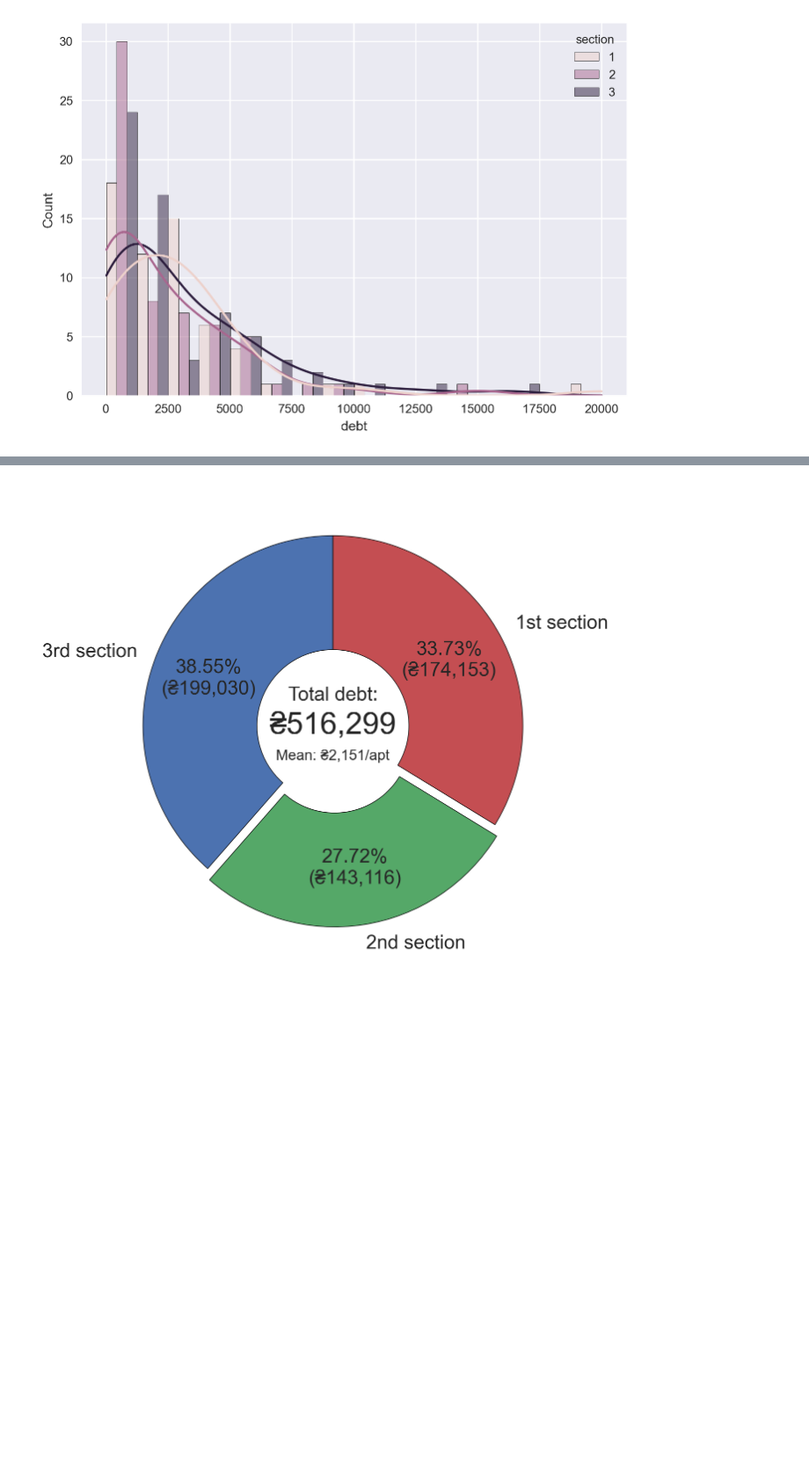
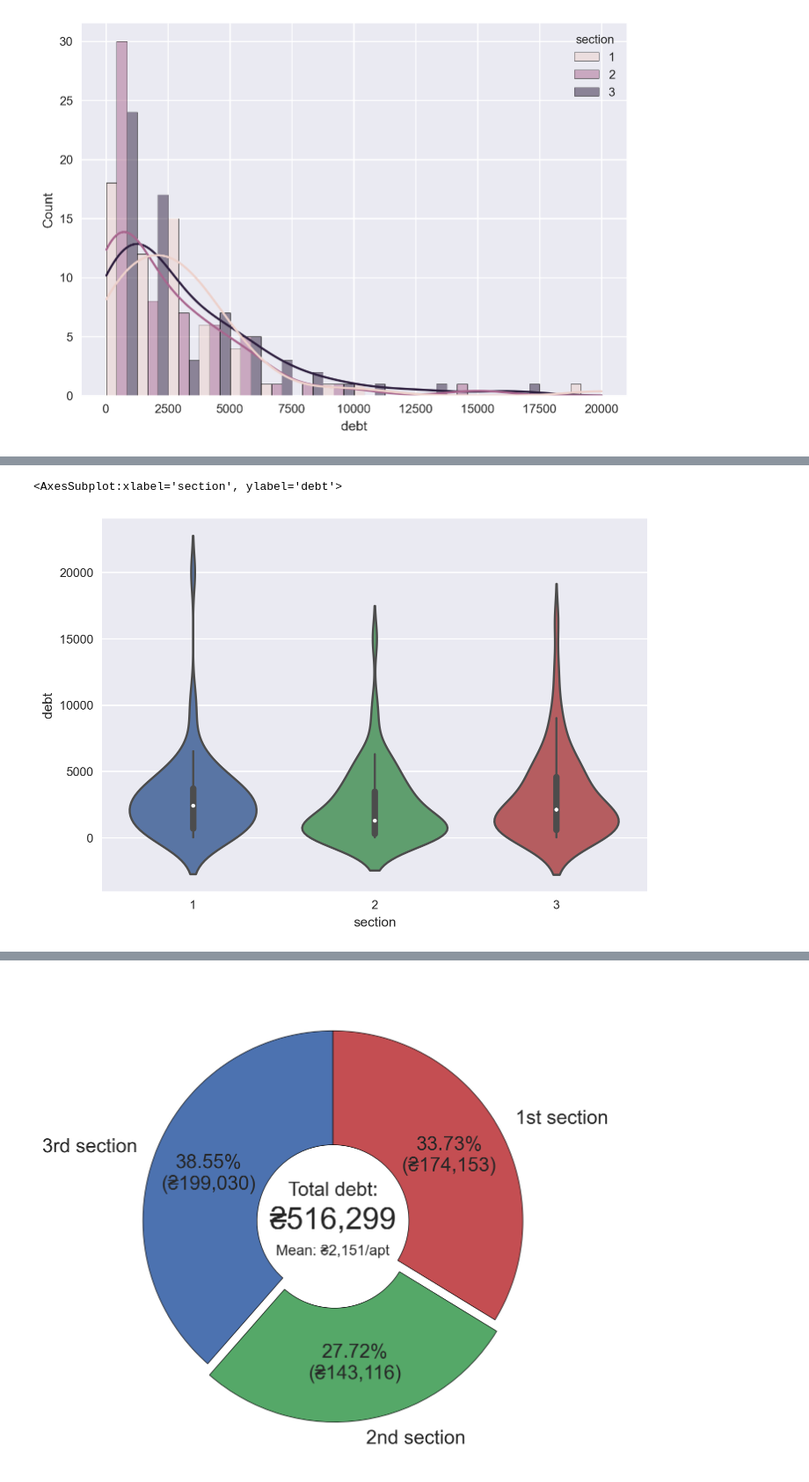
Before and after one commit to SlavaMelanko/SlavaMelanko, a Jupyter notebook: blog/data-visualization/debts.ipynb, the cells around one changed output, grey strips where cells are left out. Shown at 88% size. Saved outputs shown, nothing was run; the diff lists cells and outputs as text; code cells hidden in the pictures; blank space fills up the shorter version.

```diff
--- a/blog/data-visualization/debts.ipynb
+++ b/blog/data-visualization/debts.ipynb
@@ -125,0 +136,5 @@ sns.histplot(data=debt, x="debt", hue="section", multiple="dodge", kde=True)
+# %%
+sns.violinplot(x="section", y="debt", data=debt)
+# %% [output]
+<AxesSubplot:xlabel='section', ylabel='debt'>
+[figure, added]
```
Also changed, not shown: parts of 3 cells of this notebook.
